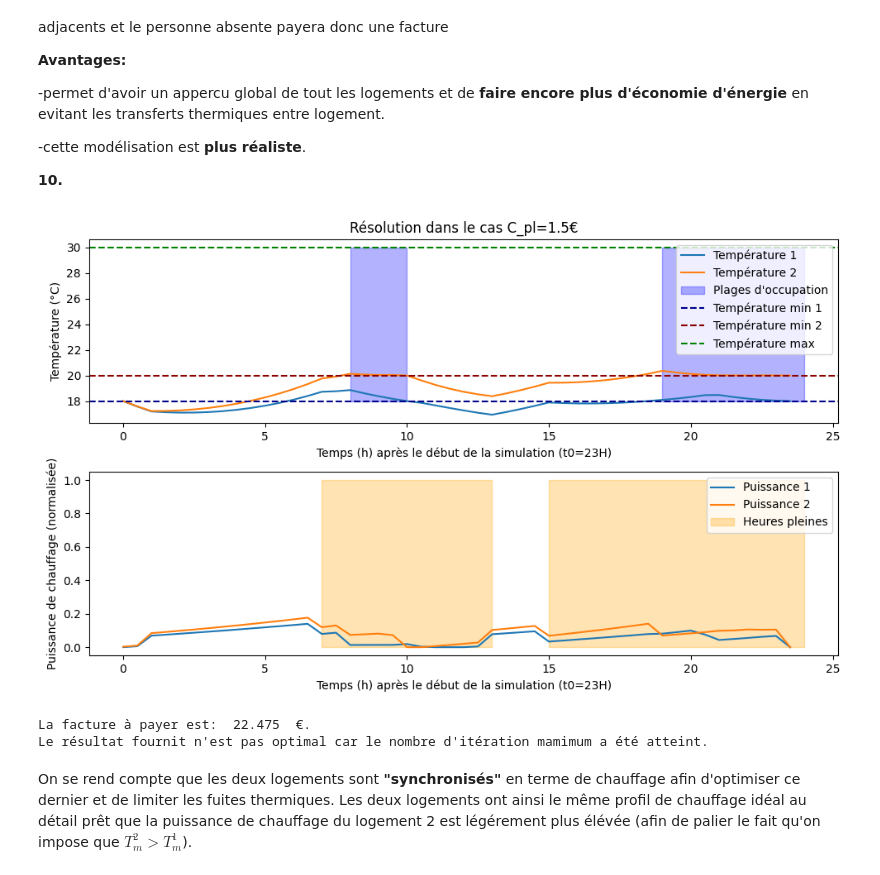
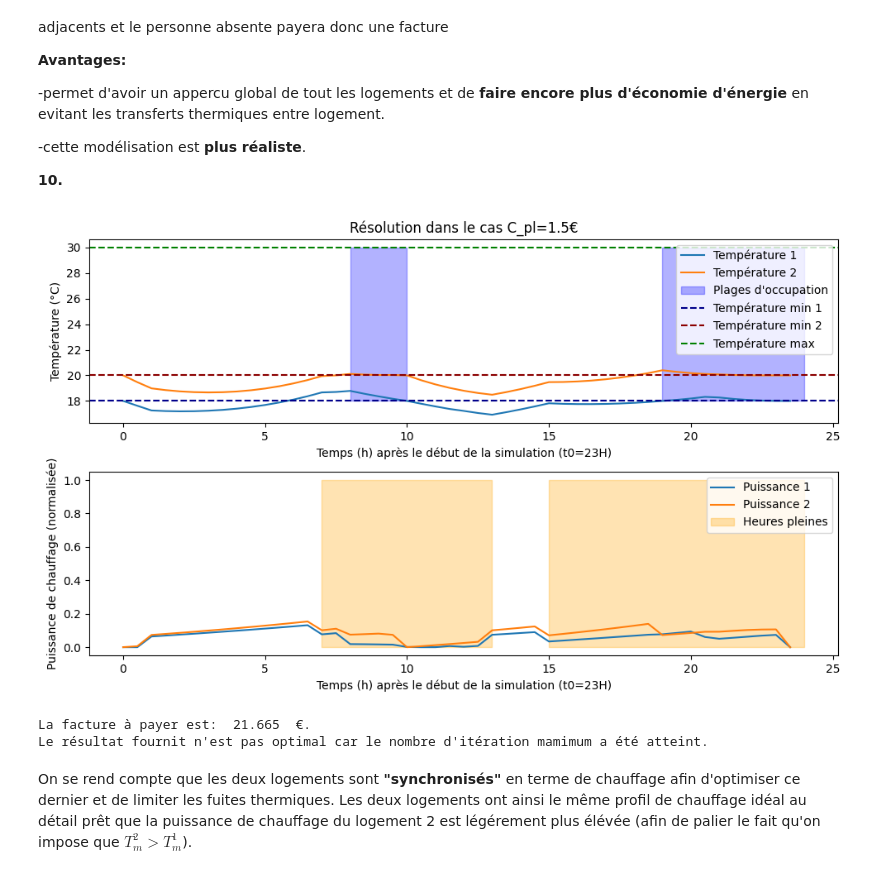
Before and after one commit to TomSchippke/PROJETS_S2, a Jupyter notebook: Mini_Projet_Optim_LAGARDE_SCHIPPKE.ipynb, the cells around one changed output. Saved outputs shown, nothing was run; the diff lists cells and outputs as text; code cells hidden in the pictures.

```diff
--- a/Mini_Projet_Optim_LAGARDE_SCHIPPKE.ipynb
+++ b/Mini_Projet_Optim_LAGARDE_SCHIPPKE.ipynb
@@ -140,7 +140,7 @@ def resolution (cpl=1.50):
     contraintes_dict = ({'type': 'eq', 'fun': contraintes_eq},{'type': 'ineq', 'fun': contraintes_ineq})
 
     # Résolution avec minimize
-    resultat_minimize = minimize(cost, X0, constraints=contraintes_dict, options={'disp': True,'maxiter': 300})
+    resultat_minimize = minimize(cost, X0, constraints=contraintes_dict, options={'disp': False,'maxiter': 300})
 
     # Récupération des résultats
     T_resultat = resultat_minimize.x[:N]
@@ -174,12 +174,12 @@ def resolution (cpl=1.50):
     plt.show()
     print('La facture à payer est: ', round(cost(resultat_minimize.x), 3),' €.')
     if  resultat_minimize.success == True:
-        print('Le résultat fournit est optimal.')
+        print('Le résultat fournit par l\'algorithme de résolution est optimal.')
     else:
         if resultat_minimize.message == 'Iteration limit reached':
-            print('Le résultat fournit n\'est pas optimal car le nombre d\'itération mamimum a été atteint.')
+            print('Le résultat fournit par l\'algorithme de résolution n\'est pas optimal car le nombre d\'itération mamimum a été atteint.')
         else:
-            print('Le résultat fournit n\'est pas optimal car: ', resultat_minimize.message)
+            print('Le résultat fournit par l\'algorithme de résolution n\'est pas optimal car: ', resultat_minimize.message)
     return
 
 resolution()
@@ -266,7 +248,8 @@ ccr=1
 Tm1=18  #températures exprimées en degrès C
 Tm2=20
 TM=30
-Tin=Tm1
+Tin1=Tm1
+Tin2=Tm2
 h=0.05
 k=0.01
 b=1/500
@@ -322,12 +305,12 @@ def contraintes_eq(X):
     P1 = X[2*N:3*N]
     P2 = X[3*N:]
     #contrainte du 1er logement
-    contraintes = [T1[0]-Tin, P1[N-1]]
+    contraintes = [T1[0]-Tin1, P1[N-1]]
     for i in range(N-1):
         contraintes.append(np.exp(-(k+h+h)*dt)*T1[i]+((1-np.exp(-(k+h+h)*dt))/(k+h+h))*(b*P1[i]+h*Te[i]+h*T2[i])-T1[i+1])
     #contrainte du 2eme logement
 
-    contraintes.append(T2[0]-Tin)
+    contraintes.append(T2[0]-Tin2)
     contraintes.append( P2[N-1])
     for i in range(N-1):
         contraintes.append(np.exp(-(k+h+h)*dt)*T2[i]+((1-np.exp(-(k+h+h)*dt))/(k+h+h))*(b*P2[i]+h*Te[i]+h*T1[i])-T2[i+1])
@@ -387,35 +370,35 @@ def resolution (cpl=1.50):
     plt.axhline(y=TM, color='g', linestyle='--', label='Température max')
     plt.xlabel('Temps (h) après le début de la simulation (t0=23H)')
     plt.ylabel('Température (°C)')
     plt.legend(loc='upper right')
 
     plt.subplot(2, 1, 2)
     plt.plot(temps, Pow1_resultat / PM, label='Puissance 1')
     plt.plot(temps, Pow2_resultat / PM, label='Puissance 2')
 
     plt.xlabel('Temps (h) après le début de la simulation (t0=23H)')
     plt.ylabel('Puissance de chauffage (normalisée)')
     plt.fill_between([6+(24-t_0),12+(24-t_0)], 0, 1, alpha=0.3, color='orange', label='Heures pleines')
     plt.fill_between([14+(24-t_0),23+(24-t_0)], 0, 1, alpha=0.3, color='orange')
     plt.legend(loc='upper right')
 
     plt.tight_layout()
     plt.show()
 
     print('La facture à payer est: ', round(cost(resultat_minimize.x), 3),' €.')
     if  resultat_minimize.success == True:
         print('Le résultat fournit est optimal.')
     else:
         if resultat_minimize.message == 'Iteration limit reached':
             print('Le résultat fournit n\'est pas optimal car le nombre d\'itération mamimum a été atteint.')
         else:
             print('Le résultat fournit n\'est pas optimal car: ', resultat_minimize.message)
     return
 
 resolution()
 # %% [output]
-[figure, old version]
+[figure, new version]
-La facture à payer est:  22.475  €.
+La facture à payer est:  21.665  €.
 Le résultat fournit n'est pas optimal car le nombre d'itération mamimum a été atteint.
 # %% [markdown]
 On se rend compte que les deux logements sont **"synchronisés"** en terme de chauffage afin d'optimiser ce dernier et de limiter les fuites thermiques. Les deux logements ont ainsi le même profil de chauffage idéal au détail prêt que la puissance de chauffage du logement 2 est légérement plus élévée (afin de palier le fait qu'on impose que $T_m^2>T_m^1$).
```
Also changed, not shown: parts of 3 cells of this notebook.
